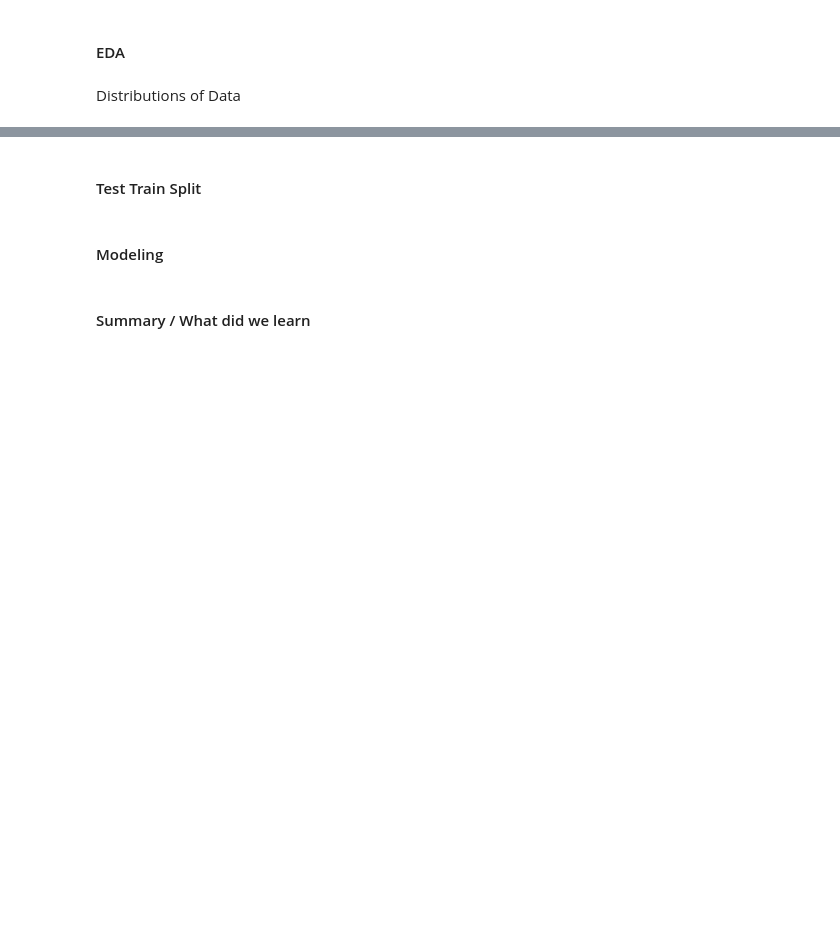
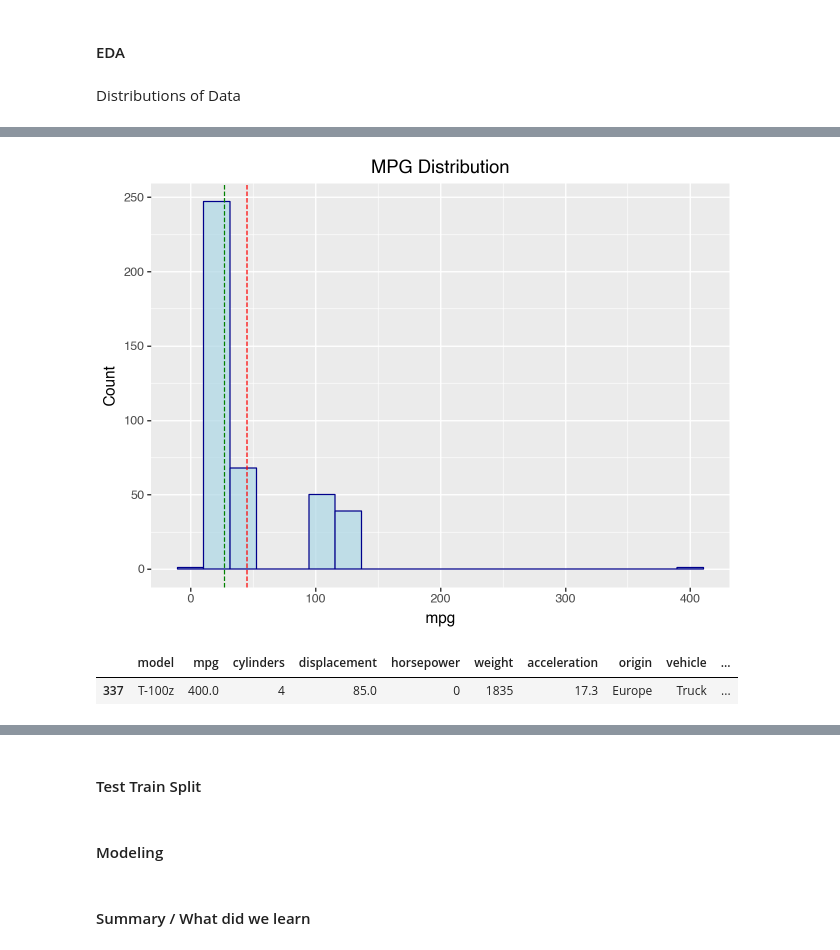
Before and after one commit to JeffGoseland/ad-challenge, a Jupyter notebook: research-notebook.ipynb, the cells around one changed output, grey strips where cells are left out. Saved outputs shown, nothing was run; the diff lists cells and outputs as text; code cells hidden in the pictures; blank space fills up the shorter version.

```diff
--- a/research-notebook.ipynb
+++ b/research-notebook.ipynb
@@ -53,0 +395,24 @@ Distributions of Data
+# %%
+#impute the median mpg for the L-150 model
+l150_median = carsopt_clean[(carsopt_clean['model'].str.startswith('L-')) & (carsopt_clean['mpg'] < 1000)]['mpg'].median()
+carsopt_clean.loc[(carsopt_clean['model'] == 'L-150') & (carsopt_clean['mpg'] > 1000), 'mpg'] = l150_median
+# %%
+mean = carsopt_clean['mpg'].mean()
+median = carsopt_clean['mpg'].median()
+
+(ggplot(carsopt_clean, aes(x='mpg')) +
+        geom_histogram(bins = 20,
+                       fill = 'lightblue',
+                       color = 'darkblue',
+                       alpha = 0.7) +
+        labs(title = 'MPG Distribution', x = 'mpg', y = 'Count') +
+        geom_vline(xintercept=mean, color='red', linetype='dashed') +
+        geom_vline(xintercept=median, color='green', linetype='dashed'))
+# %% [output]
+[figure, added]
+# %%
+# let's take a look at the outliers
+carsopt_clean[carsopt_clean['mpg'] > 399]
+# %% [output]
+|  | model | mpg | cylinders | displacement | horsepower | weight | acceleration | origin | vehicle | ... |
+| 337 | T-100z | 400.0 | 4 | 85.0 | 0 | 1835 | 17.3 | Europe | Truck | ... |
```
Also changed, not shown: parts of 56 cells of this notebook, 1 other file.
